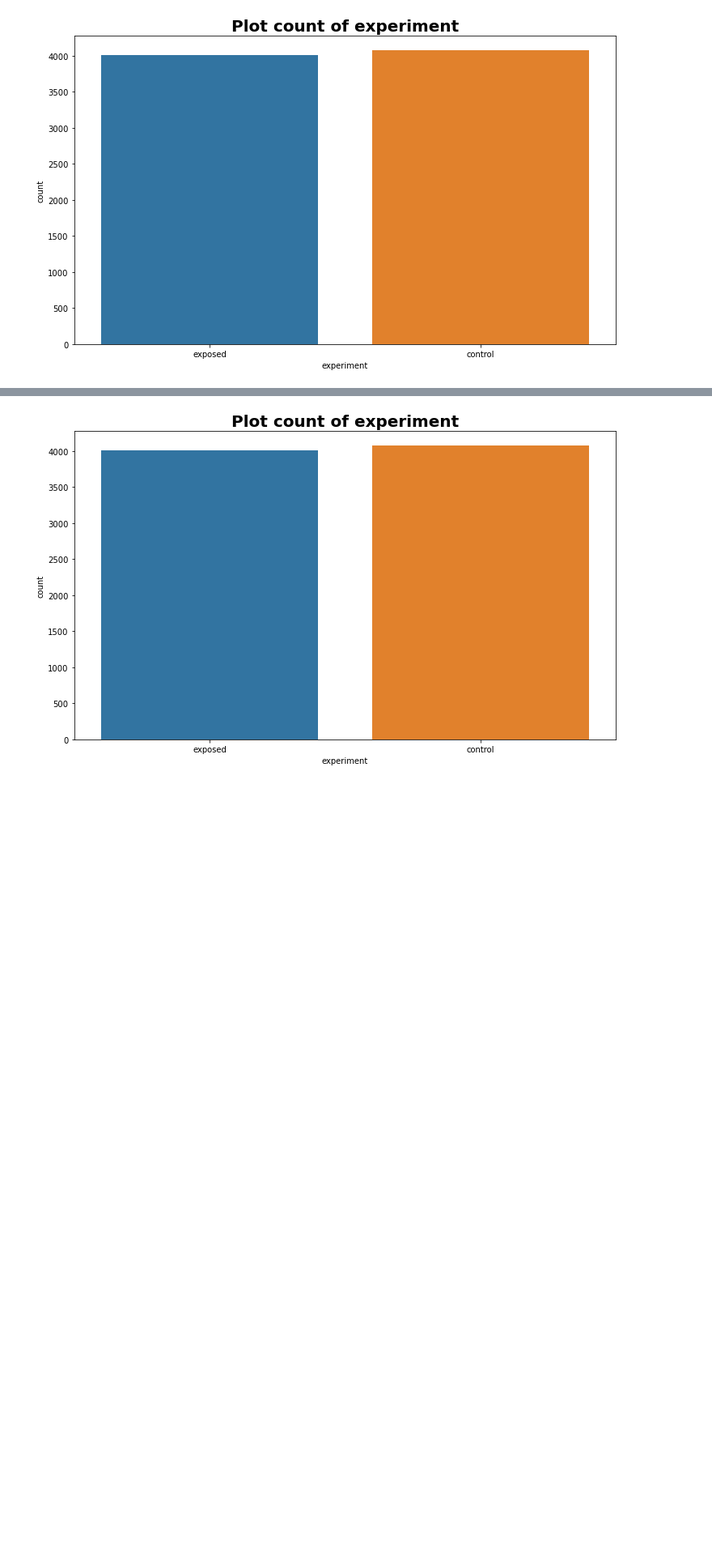
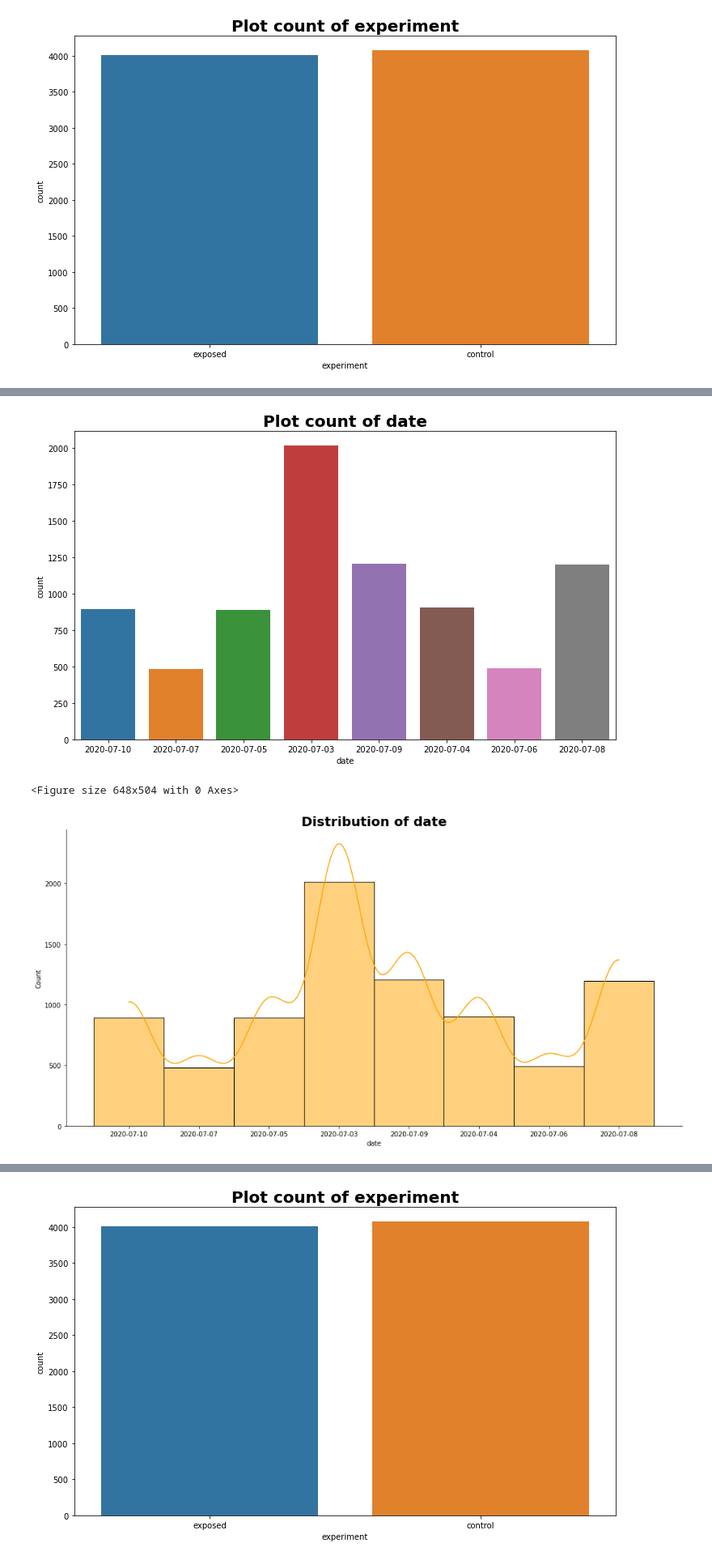
Before and after one commit to Bina-man/Smart-Advertisement, a Jupyter notebook: notebooks/classicABtest.ipynb, the cells around one changed output, grey strips where cells are left out. Shown at 81% size. Cells and saved outputs as stored; diff of their text form; code cells hidden in the pictures; blank space fills up the shorter version.

```diff
--- a/notebooks/classicABtest.ipynb
+++ b/notebooks/classicABtest.ipynb
@@ -69 +70,11 @@ plots.plot_hist(dataframe,'platform_os', 'blue')
+# %%
+def BarAndHist(df,column,col):
+    plots.plot_count(df, column)
+    plots.plot_hist(df,column, col)
+# %%
+BarAndHist(dataframe,'date','orange')
+# %% [output]
+[figure, added]
+<Figure size 648x504 with 0 Axes>
+[figure, added]
 # %%
```
Also changed, not shown: parts of 29 cells of this notebook.
